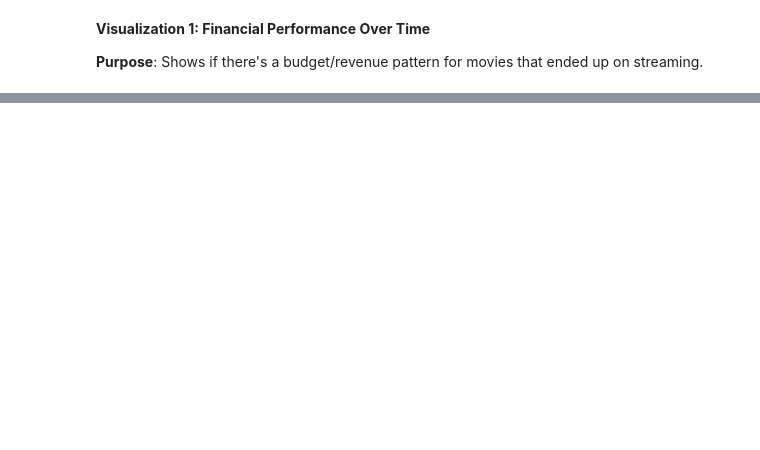
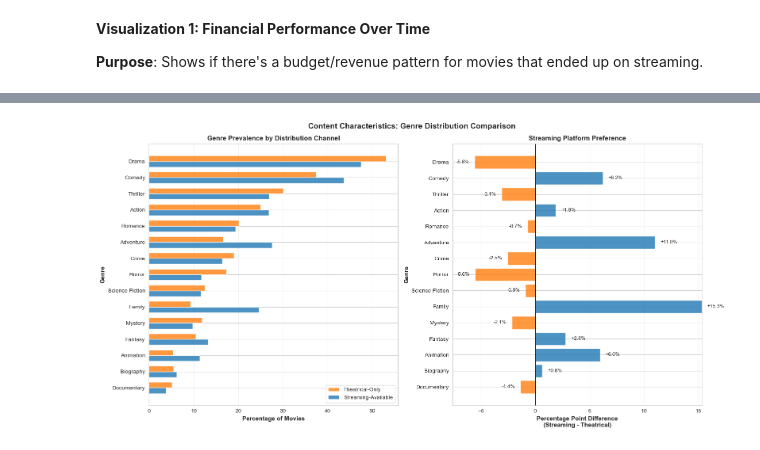
Before and after one commit to kellewic/data-analyst-nanodegree-projects, a Jupyter notebook: project2/data_wrangling_project_starter.ipynb, the cells around one changed output, grey strips where cells are left out. Drawn from its saved outputs; the diff is of its cells as text; code cells hidden in the pictures; blank space fills up the shorter version.

```diff
--- a/project2/data_wrangling_project_starter.ipynb
+++ b/project2/data_wrangling_project_starter.ipynb
@@ -2203,0 +2453,100 @@ Going back to the problem statement in step 1, use the cleaned data to answer th
+# %%
+# Extract genres
+def extract_genres(genre_tuple):
+    """Extract genres from tuple"""
+    if isinstance(genre_tuple, tuple):
+        return list(genre_tuple)
+
+    return []
+
+# Get all genres for streaming vs non-streaming
+streaming_genres = []
+theater_genres = []
+
+for _, row in merged_xmdb_df.iterrows():
+    genres = extract_genres(row['genres'])
+
+    if row['on_streaming']:
+        streaming_genres.extend(genres)
+
+    else:
+        theater_genres.extend(genres)
+
+# Count genres
+streaming_counts = Counter(streaming_genres)
+theater_counts = Counter(theater_genres)
+
+# Get top 15 genres overall
+all_genres = list(set(streaming_genres + theater_genres))
+genre_totals = {genre: streaming_counts.get(genre, 0) + theater_counts.get(genre, 0) for genre in all_genres}
+top_genres = sorted(genre_totals.items(), key=lambda x: x[1], reverse=True)[:15]
+top_genre_names = [g[0] for g in top_genres]
+
+# Calculate percentages
+streaming_total = len(merged_xmdb_df[merged_xmdb_df['on_streaming']])
+theater_total = len(merged_xmdb_df[~merged_xmdb_df['on_streaming']])
+
+streaming_pct = [streaming_counts.get(g, 0) / streaming_total * 100 for g in top_genre_names]
+theater_pct = [theater_counts.get(g, 0) / theater_total * 100 for g in top_genre_names]
+
+# Create figure
+fig, axes = plt.subplots(1, 2, figsize=(16, 8))
+fig.suptitle('Content Characteristics: Genre Distribution Comparison', fontsize=14, fontweight='bold', y=0.98)
+
+# Plot 1: Side-by-side bars
+x = np.arange(len(top_genre_names))
+width = 0.35
+
+bars1 = axes[0].barh(x - width/2, theater_pct, width, label='Theatrical-Only', color='#ff7f0e', alpha=0.8)
+bars2 = axes[0].barh(x + width/2, streaming_pct, width, label='Streaming-Available', color='#1f77b4', alpha=0.8)
+
+axes[0].set_xlabel('Percentage of Movies', fontsize=11, fontweight='bold')
+axes[0].set_ylabel('Genre', fontsize=11, fontweight='bold')
+axes[0].set_title('Genre Prevalence by Distribution Channel', fontsize=12, fontweight='bold')
+axes[0].set_yticks(x)
+axes[0].set_yticklabels(top_genre_names)
+axes[0].legend()
+axes[0].grid(True, alpha=0.3, axis='x')
+axes[0].invert_yaxis()
+
+# Plot 2: Difference (Streaming - Theater)
+difference = [s - t for s, t in zip(streaming_pct, theater_pct)]
+colors = ['#1f77b4' if d > 0 else '#ff7f0e' for d in difference]
+
+bars = axes[1].barh(range(len(top_genre_names)), difference, color=colors, alpha=0.8)
+axes[1].set_xlabel('Percentage Point Difference\n(Streaming - Theatrical)', fontsize=11, fontweight='bold')
+axes[1].set_ylabel('Genre', fontsize=11, fontweight='bold')
+axes[1].set_title('Streaming Platform Preference', fontsize=12, fontweight='bold')
+axes[1].set_yticks(range(len(top_genre_names)))
+axes[1].set_yticklabels(top_genre_names)
+axes[1].axvline(x=0, color='black', linestyle='-', linewidth=0.8)
+axes[1].set_xlim(left=min(difference)-2, right=max(difference))
+axes[1].grid(True, alpha=0.3, axis='x')
+axes[1].invert_yaxis()
+
+# Add percentage labels
+for i, (bar, val) in enumerate(zip(bars, difference)):
+    x_pos = val + (0.5 if val > 0 else -0.5)
+    axes[1].text(x_pos, i, f'{val:+.1f}%', va='center', ha='left' if val > 0 else 'right', fontsize=9)
+
+plt.tight_layout()
+plt.show()
+
+# Print top genres
+print("\n" + "="*70)
+print("TOP 10 GENRES BY DISTRIBUTION CHANNEL")
+print("="*70)
+
+print("\nStreaming-Available Movies:")
+streaming_top = sorted(streaming_counts.items(), key=lambda x: x[1], reverse=True)[:10]
+for i, (genre, count) in enumerate(streaming_top, 1):
+    pct = count / streaming_total * 100
+    print(f"  {i:2d}. {genre:20s} {count:,d} ({pct:5.1f}%)")
+
+print("\nTheater-Only Movies:")
+theater_top = sorted(theater_counts.items(), key=lambda x: x[1], reverse=True)[:10]
+for i, (genre, count) in enumerate(theater_top, 1):
+    pct = count / theater_total * 100
+    print(f"  {i:2d}. {genre:20s} {count:,d} ({pct:5.1f}%)")
+# %% [output]
+[figure, added]
```
Also changed, not shown: parts of 17 cells of this notebook, 2 other files.
